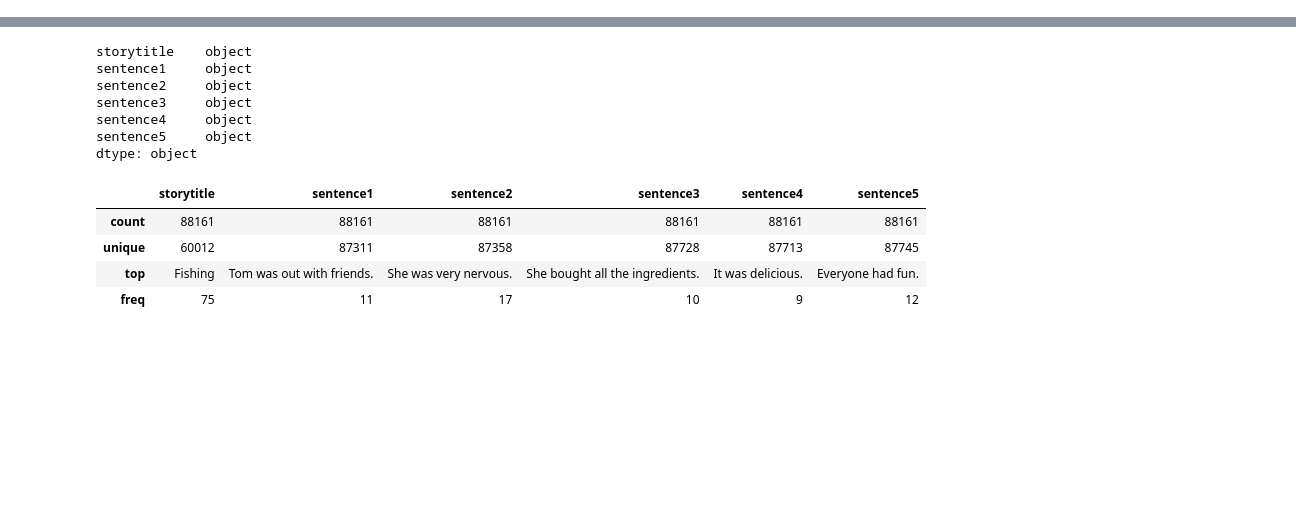
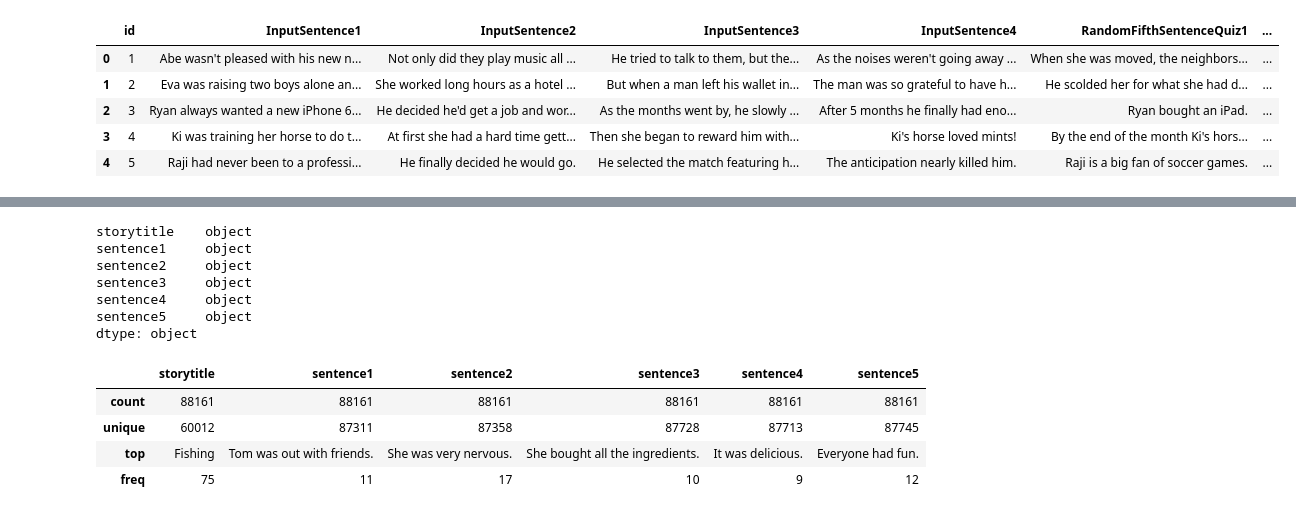
Before and after one commit to mounir-12/NLU-projects, a Jupyter notebook: project2/bert/data.ipynb, the cells around one changed output, grey strips where cells are left out. Saved outputs shown, nothing was run; the diff lists cells and outputs as text; code cells hidden in the pictures; blank space fills up the shorter version.

```diff
--- a/project2/bert/data.ipynb
+++ b/project2/bert/data.ipynb
@@ -6,3 +6,16 @@ import numpy as np
 
 from itertools import chain
 import random
+# %%
+pred_stories = pd.read_csv('data/test-stories.csv')
+df = pred_stories
+df.insert(loc=0, column='id', value=range(1, len(df) + 1))
+column_names = ["InputStoryid","sentence1","sentence2","sentence3","sentence4","sentence5"]
+df.head()
+# %% [output]
+|  | id | InputSentence1 | InputSentence2 | InputSentence3 | InputSentence4 | RandomFifthSentenceQuiz1 | ... |
+| 0 | 1 | Abe wasn't pleased with his new n... | Not only did they play music all ... | He tried to talk to them, but the... | As the noises weren't going away ... | When she was moved, the neighbors... | ... |
+| 1 | 2 | Eva was raising two boys alone an... | She worked long hours as a hotel ... | But when a man left his wallet in... | The man was so grateful to have h... | He scolded her for what she had d... | ... |
+| 2 | 3 | Ryan always wanted a new iPhone 6... | He decided he'd get a job and wor... | As the months went by, he slowly ... | After 5 months he finally had eno... | Ryan bought an iPad. | ... |
+| 3 | 4 | Ki was training her horse to do t... | At first she had a hard time gett... | Then she began to reward him with... | Ki's horse loved mints! | By the end of the month Ki's hors... | ... |
+| 4 | 5 | Raji had never been to a professi... | He finally decided he would go. | He selected the match featuring h... | The anticipation nearly killed him. | Raji is a big fan of soccer games. | ... |
```
Also changed, not shown: parts of 4 cells of this notebook, 1 other file.
